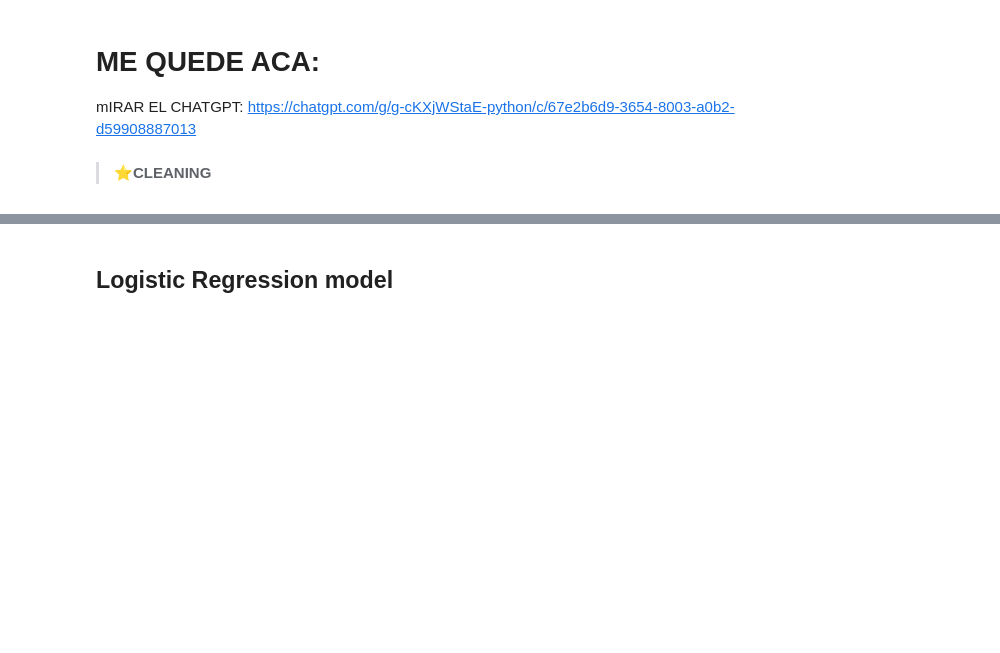
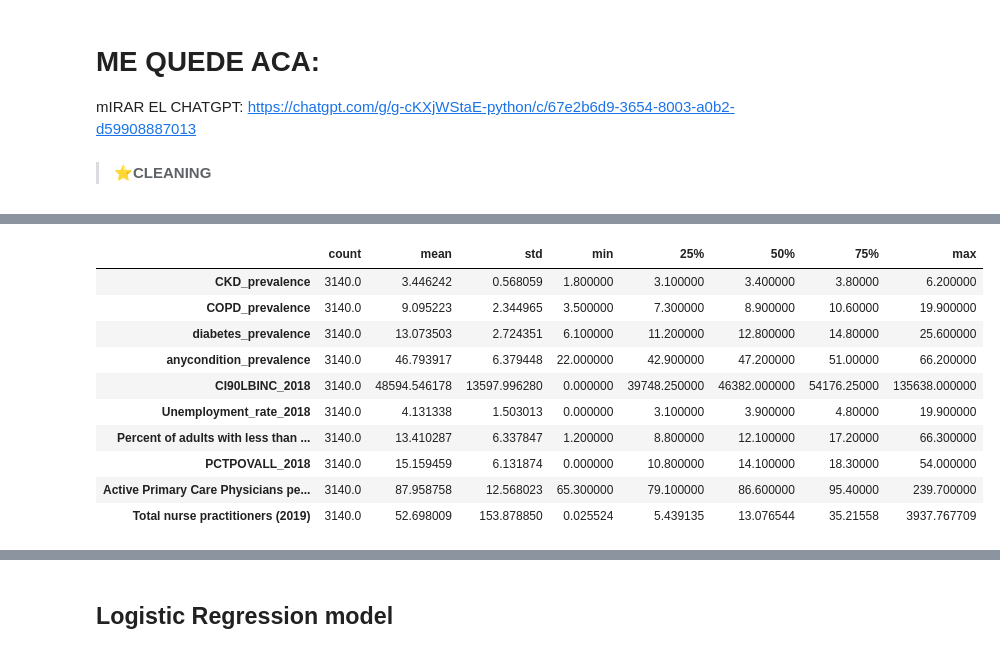
Before and after one commit to mvlarra/Project_ML_Linear_Regression_regularized_VL, a Jupyter notebook: Project_ML_Linear_Regresion_Regularized_VL.ipynb, the cells around one changed output, grey strips where cells are left out. Drawn from its saved outputs; the diff is of its cells as text; code cells hidden in the pictures; blank space fills up the shorter version.

```diff
--- a/Project_ML_Linear_Regresion_Regularized_VL.ipynb
+++ b/Project_ML_Linear_Regresion_Regularized_VL.ipynb
@@ -380 +436,15 @@ mIRAR EL CHATGPT: https://chatgpt.com/g/g-cKXjWStaE-python/c/67e2b6d9-3654-8003-
+# %%
+df_baking.describe().T
+# %% [output]
+|  | count | mean | std | min | 25% | 50% | 75% | max |
+| CKD_prevalence | 3140.0 | 3.446242 | 0.568059 | 1.800000 | 3.100000 | 3.400000 | 3.80000 | 6.200000 |
+| COPD_prevalence | 3140.0 | 9.095223 | 2.344965 | 3.500000 | 7.300000 | 8.900000 | 10.60000 | 19.900000 |
+| diabetes_prevalence | 3140.0 | 13.073503 | 2.724351 | 6.100000 | 11.200000 | 12.800000 | 14.80000 | 25.600000 |
+| anycondition_prevalence | 3140.0 | 46.793917 | 6.379448 | 22.000000 | 42.900000 | 47.200000 | 51.00000 | 66.200000 |
+| CI90LBINC_2018 | 3140.0 | 48594.546178 | 13597.996280 | 0.000000 | 39748.250000 | 46382.000000 | 54176.25000 | 135638.000000 |
+| Unemployment_rate_2018 | 3140.0 | 4.131338 | 1.503013 | 0.000000 | 3.100000 | 3.900000 | 4.80000 | 19.900000 |
+| Percent of adults with less than ... | 3140.0 | 13.410287 | 6.337847 | 1.200000 | 8.800000 | 12.100000 | 17.20000 | 66.300000 |
+| PCTPOVALL_2018 | 3140.0 | 15.159459 | 6.131874 | 0.000000 | 10.800000 | 14.100000 | 18.30000 | 54.000000 |
+| Active Primary Care Physicians pe... | 3140.0 | 87.958758 | 12.568023 | 65.300000 | 79.100000 | 86.600000 | 95.40000 | 239.700000 |
+| Total nurse practitioners (2019) | 3140.0 | 52.698009 | 153.878850 | 0.025524 | 5.439135 | 13.076544 | 35.21558 | 3937.767709 |
 # %%
```
Also changed, not shown: parts of 7 cells of this notebook, 1 other file.
